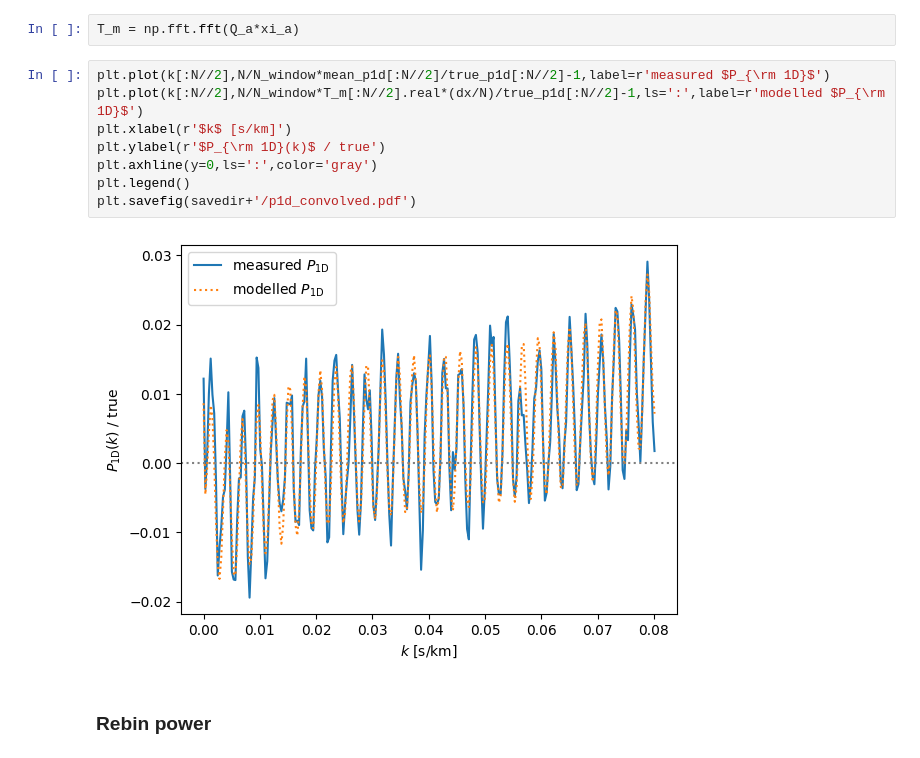
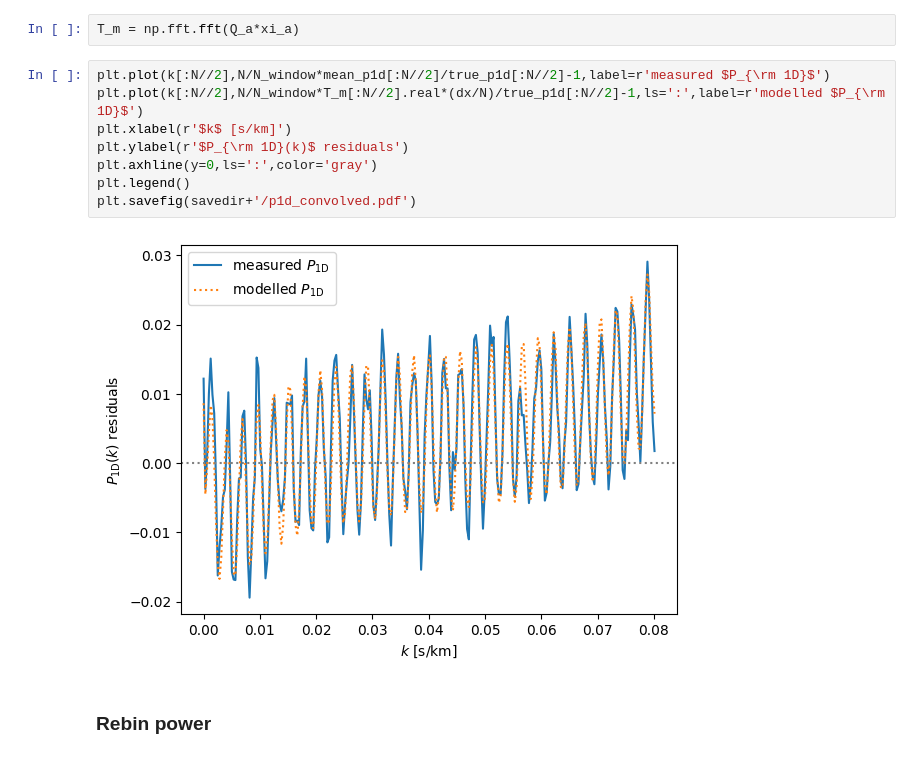
Before and after one commit to sindhusatyavolu/fourier_playground, a Jupyter notebook: fft_masking/zero_padding.ipynb, the cells around one changed output. Cells and saved outputs as stored; diff of their text form.

```diff
--- a/fft_masking/zero_padding.ipynb
+++ b/fft_masking/zero_padding.ipynb
@@ -208,13 +208,13 @@ T_m = np.fft.fft(Q_a*xi_a)
 # %%
 plt.plot(k[:N//2],N/N_window*mean_p1d[:N//2]/true_p1d[:N//2]-1,label=r'measured $P_{\rm 1D}$')
 plt.plot(k[:N//2],N/N_window*T_m[:N//2].real*(dx/N)/true_p1d[:N//2]-1,ls=':',label=r'modelled $P_{\rm 1D}$')
 plt.xlabel(r'$k$ [s/km]')
-plt.ylabel(r'$P_{\rm 1D}(k)$ / true')
+plt.ylabel(r'$P_{\rm 1D}(k)$ residuals')
 plt.axhline(y=0,ls=':',color='gray')
 plt.legend()
 plt.savefig(savedir+'/p1d_convolved.pdf')
 # %% [output]
-[figure, old version]
+[figure, new version]
 # %% [markdown]
 ### Rebin power
 # %%
```
